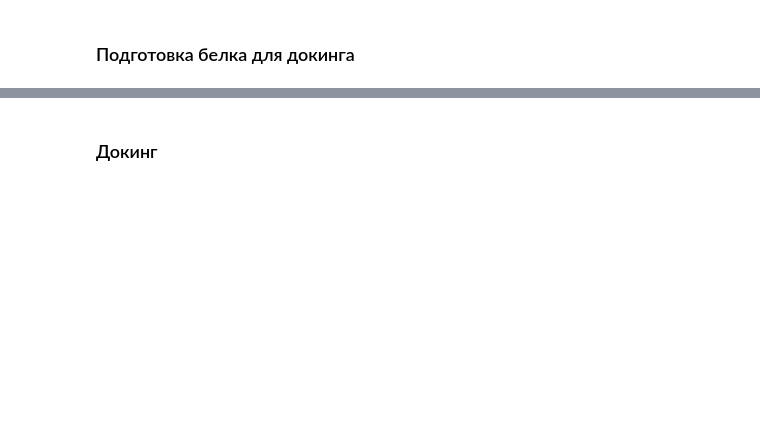
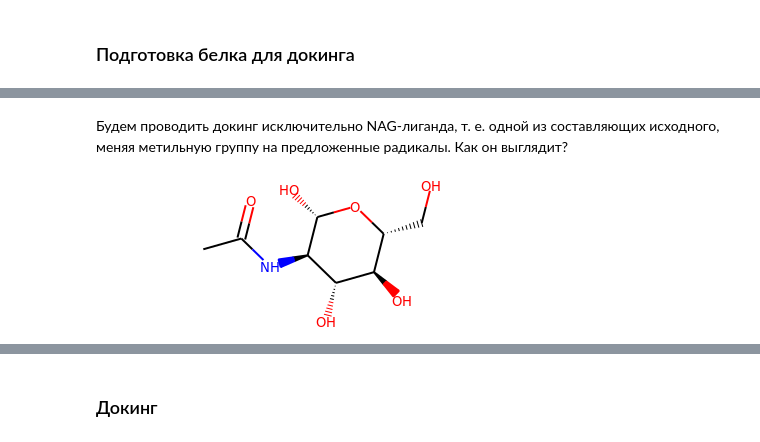
Before and after one commit to Leoberium/SBDD, a Jupyter notebook: task7.ipynb, the cells around one changed output, grey strips where cells are left out. Cells and saved outputs as stored; diff of their text form; code cells hidden in the pictures; blank space fills up the shorter version.

```diff
--- a/task7.ipynb
+++ b/task7.ipynb
@@ -126,0 +121,6 @@ ipd.SVG(m.write('svg', opt={'d': None, 'P': 500}))
+# %% [markdown]
+Будем проводить докинг исключительно NAG-лиганда, т. е. одной из составляющих исходного, меняя метильную группу на предложенные радикалы. Как он выглядит?
+# %%
+Chem.MolFromSmiles('CC(=O)N[C@H]1[C@H](O)O[C@H](CO)[C@@H](O)[C@@H]1O')
+# %% [output]
+[figure, added]
```
Also changed, not shown: parts of 49 cells of this notebook.
